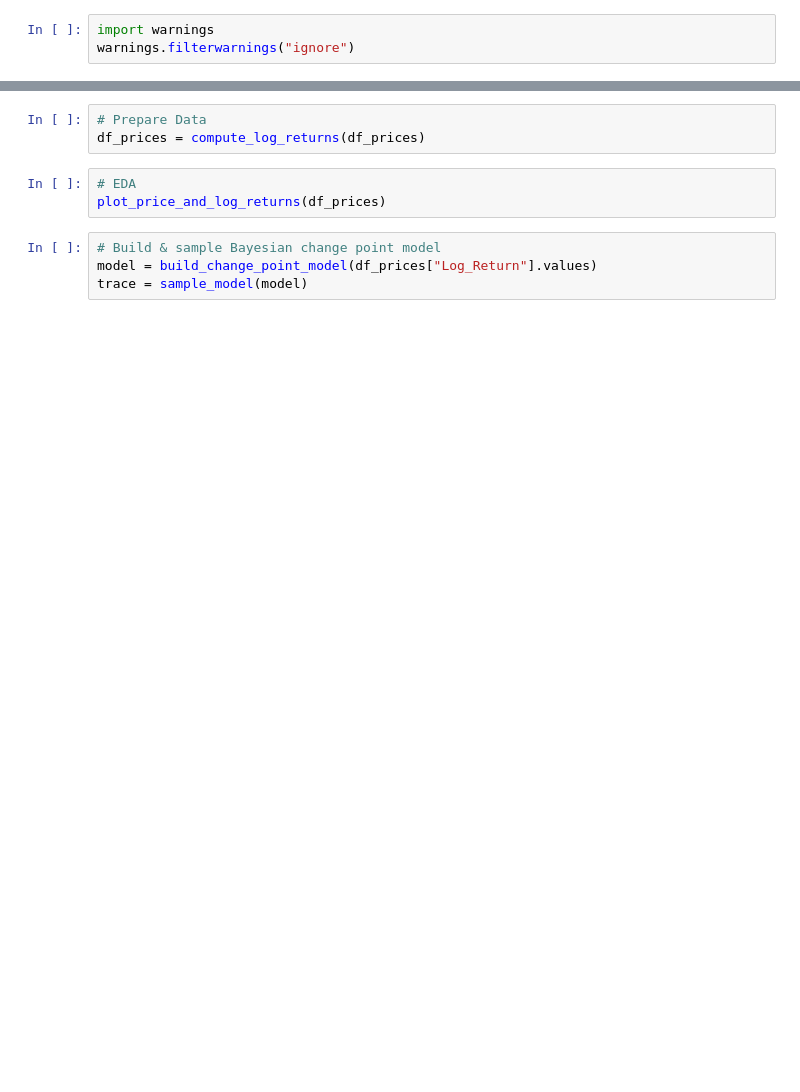
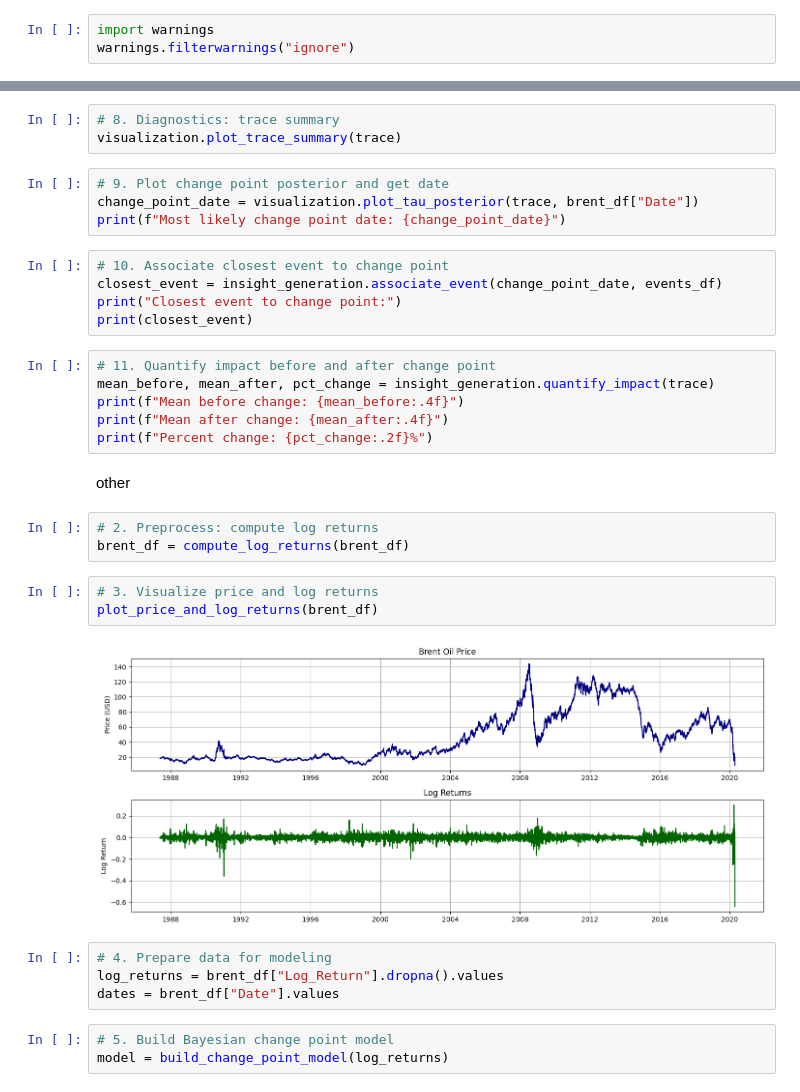
Before and after one commit to NuryeNigusMekonen/Change-point-analysis-and-statistical-modelling-of-time-series-data, a Jupyter notebook: notebook/loading_eda.ipynb, the cells around one changed output, grey strips where cells are left out. Saved outputs shown, nothing was run; the diff lists cells and outputs as text; blank space fills up the shorter version.

Commit message:
change_point_model

```diff
--- a/notebook/loading_eda.ipynb
+++ b/notebook/loading_eda.ipynb
@@ -56,10 +91,35 @@ df_events = load_event_data(EVENT_FILE)
+# %%
+# 8. Diagnostics: trace summary
+visualization.plot_trace_summary(trace)
+# %%
+# 9. Plot change point posterior and get date
+change_point_date = visualization.plot_tau_posterior(trace, brent_df["Date"])
+print(f"Most likely change point date: {change_point_date}")
+# %%
+# 10. Associate closest event to change point
+closest_event = insight_generation.associate_event(change_point_date, events_df)
+print("Closest event to change point:")
+print(closest_event)
+# %%
+# 11. Quantify impact before and after change point
+mean_before, mean_after, pct_change = insight_generation.quantify_impact(trace)
+print(f"Mean before change: {mean_before:.4f}")
+print(f"Mean after change: {mean_after:.4f}")
+print(f"Percent change: {pct_change:.2f}%")
+# %% [markdown]
+other
 # %%
-# Prepare Data
-df_prices = compute_log_returns(df_prices)
+# 2. Preprocess: compute log returns
+brent_df = compute_log_returns(brent_df)
 # %%
-# EDA
-plot_price_and_log_returns(df_prices)
+# 3. Visualize price and log returns
+plot_price_and_log_returns(brent_df)
+# %% [output]
+[figure, added]
 # %%
-# Build & sample Bayesian change point model
-model = build_change_point_model(df_prices["Log_Return"].values)
-trace = sample_model(model)
+# 4. Prepare data for modeling
+log_returns = brent_df["Log_Return"].dropna().values
+dates = brent_df["Date"].values
+# %%
+# 5. Build Bayesian change point model
+model = build_change_point_model(log_returns)
```
Also changed, not shown: parts of 18 cells of this notebook, 4 other files.
